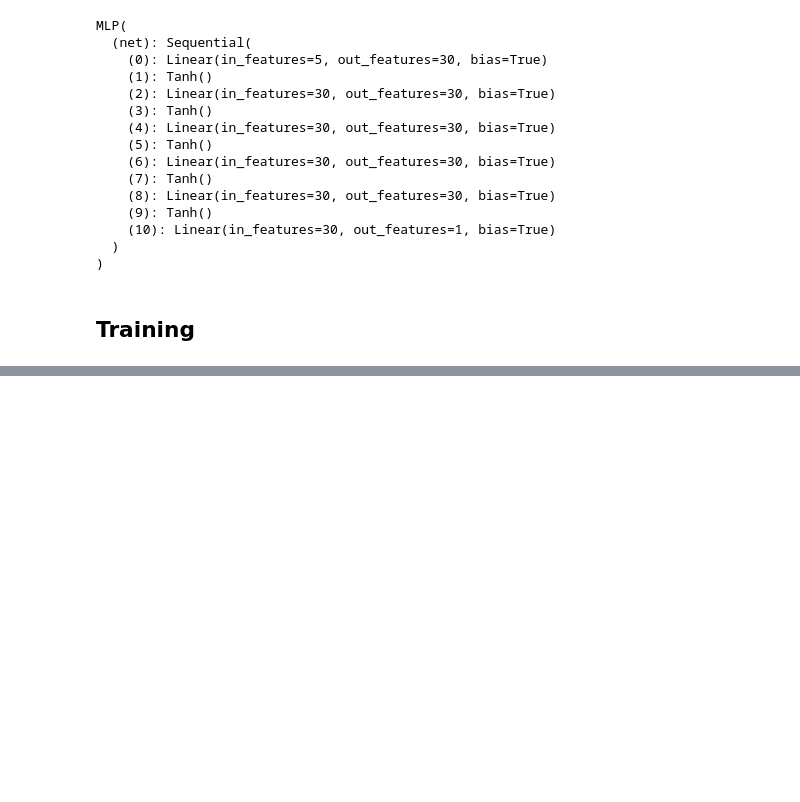
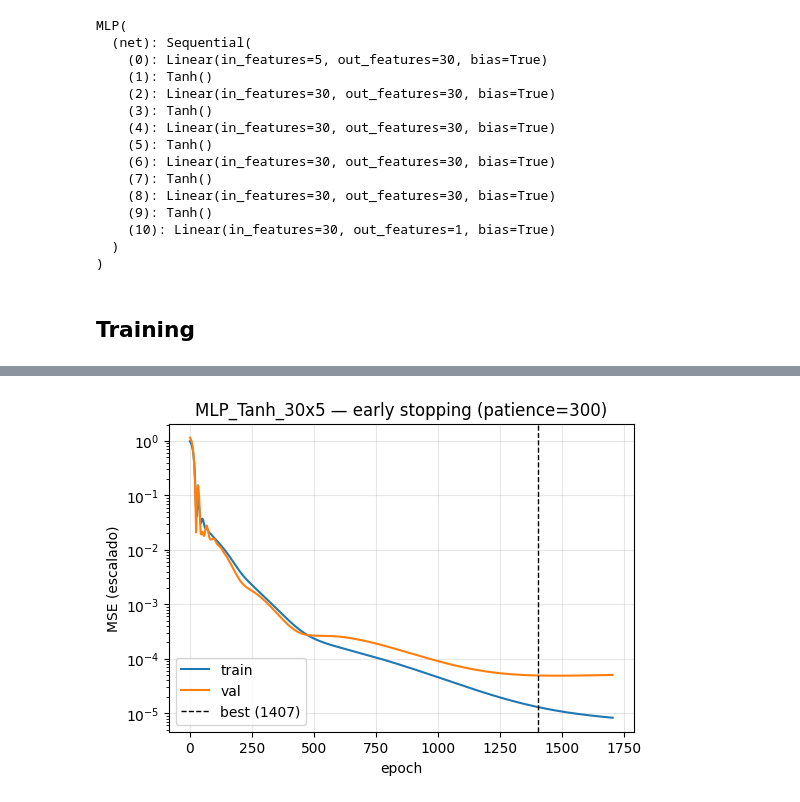
Before and after one commit to carlosr301101/proyecto-ml, a Jupyter notebook: notebook-data-driven-ml-nte-high-order.ipynb, the cells around one changed output, grey strips where cells are left out. Cells and saved outputs as stored; diff of their text form; code cells hidden in the pictures; blank space fills up the shorter version.

Commit message:
Kaggle Notebook | Notebook Data Driven ML NTE. High Order | Version 2

```diff
--- a/notebook-data-driven-ml-nte-high-order.ipynb
+++ b/notebook-data-driven-ml-nte-high-order.ipynb
@@ -42,5 +42,5 @@ from sklearn.metrics import mean_absolute_error, mean_squared_error
 # %%
-DATA_DIR = "/kaggle/input/datasets/carlosr301101/high-order-quad"
+DATA_DIR = "/kaggle/input/datasets/carlosr301101/high-order-neutron-transport"
 
 files = sorted(
     os.path.join(dirname, filename)
@@ -141,3 +141,8 @@ HIDDEN_LAYERS = [30,30,30,30,30]
 OPTIMIZER = "Adam"
 
 SEED = 42
+
+# --- Early stopping ---
+EARLY_STOPPING  = True
+PATIENCE        = 300         # épocas sin mejora antes de parar
+MIN_DELTA       = 1e-6        # mejora mínima para considerarla "mejora"
@@ -267,3 +388,13 @@ epoch  5000  train 1.146e-04  val 8.189e-05
+# %%
+plt.figure(figsize=(6, 4))
+plt.semilogy(tr_hist, label="train")
+plt.semilogy(va_hist, label="val")
+plt.axvline(best_epoch, color="k", ls="--", lw=1, label=f"best ({best_epoch+1})")
+plt.xlabel("epoch"); plt.ylabel("MSE (escalado)")
+plt.title(f"{MODEL_NAME} — early stopping (patience={PATIENCE})")
+plt.legend(); plt.grid(alpha=.3); plt.show()
+# %% [output]
+[figure, added]
 # %%
 from sklearn.metrics import mean_squared_error, mean_absolute_error, r2_score
 import matplotlib.pyplot as plt
```
Also changed, not shown: parts of 11 cells of this notebook.
